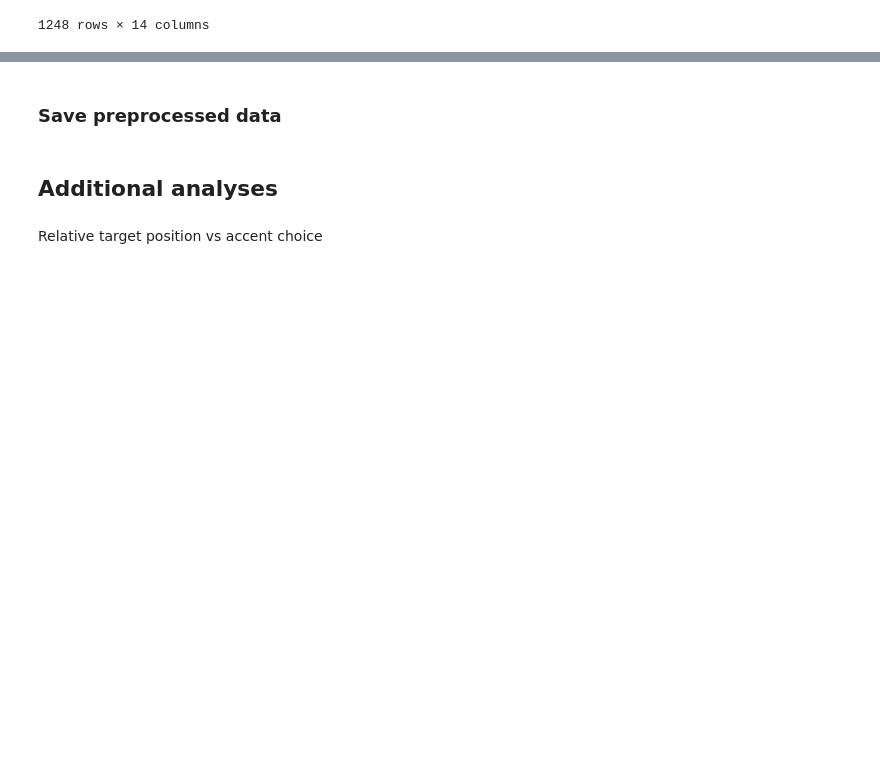
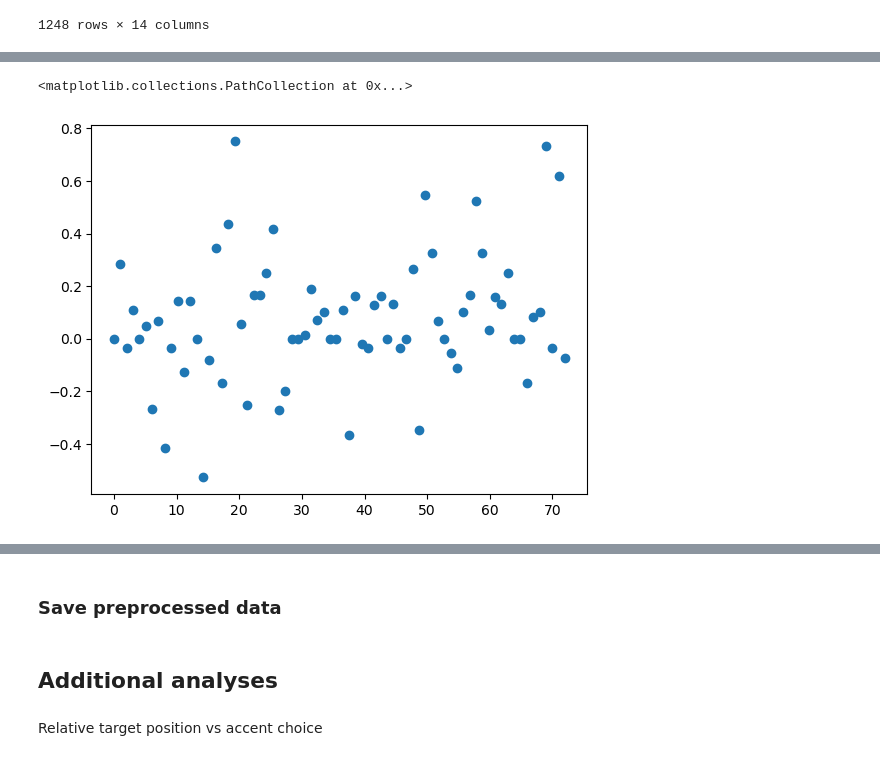
Before and after one commit to haiqin-zhang/gestaltIC_melodies, a Jupyter notebook: data_analysis/preprocessing_visualization.ipynb, the cells around one changed output, grey strips where cells are left out. Saved outputs shown, nothing was run; the diff lists cells and outputs as text; code cells hidden in the pictures; blank space fills up the shorter version.

```diff
--- a/data_analysis/preprocessing_visualization.ipynb
+++ b/data_analysis/preprocessing_visualization.ipynb
@@ -1557,0 +1616,7 @@ fc_accent_regression
+# %%
+peak_diff = peak_accent_data[0] - peak_accent_data[1]
+# %%
+plt.scatter(np.linspace(0,len(peak_diff,), len(peak_diff)), peak_diff)
+# %% [output]
+<matplotlib.collections.PathCollection at 0x...>
+[figure, added]
```
Also changed, not shown: parts of 15 cells of this notebook, 2 other files.
